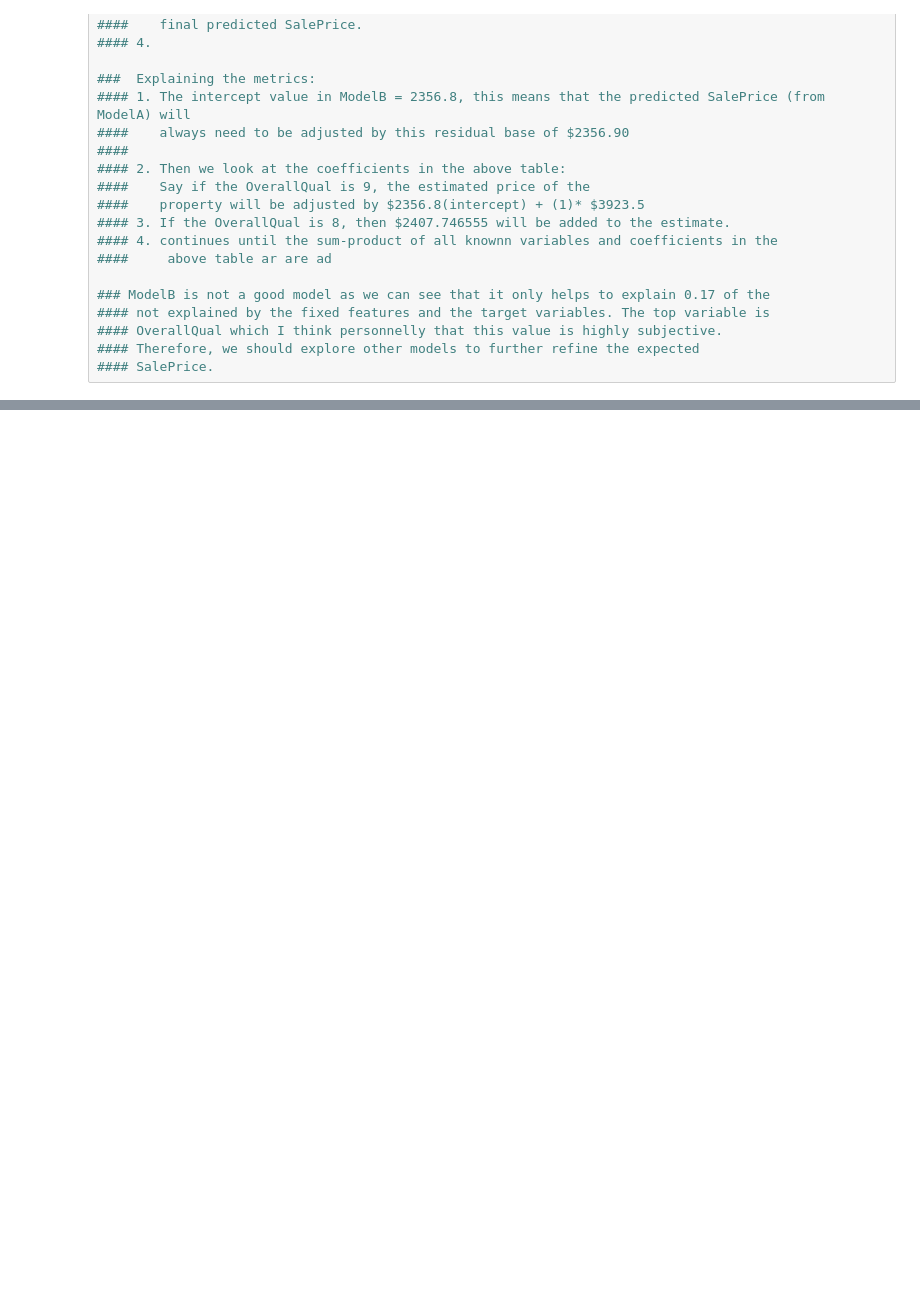
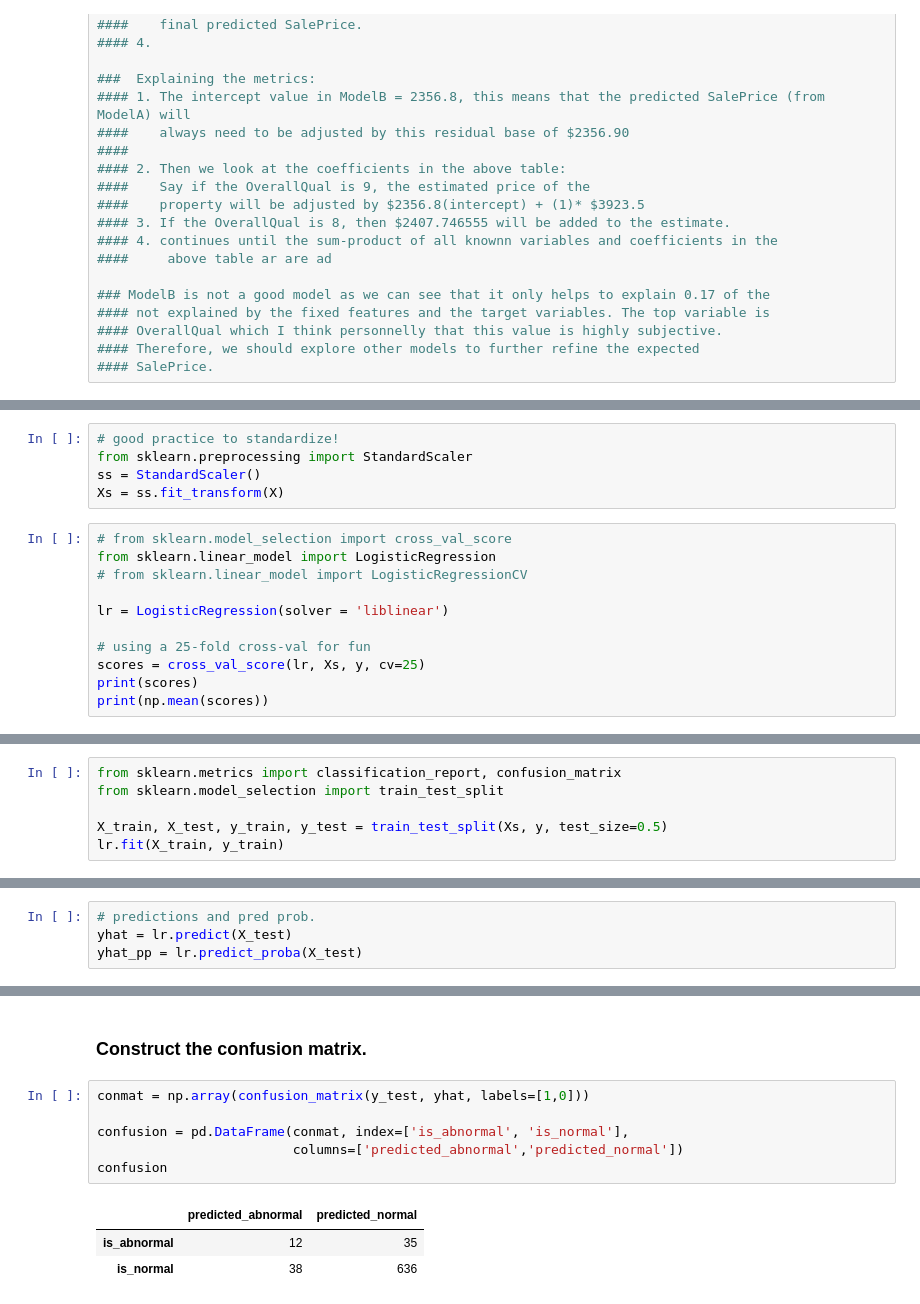
Before and after one commit to sktan2018/DSI-Projects, a Jupyter notebook: project-3/project-03-starter.ipynb, the cells around one changed output, grey strips where cells are left out. Cells and saved outputs as stored; diff of their text form; blank space fills up the shorter version.

```diff
--- a/project-3/project-03-starter.ipynb
+++ b/project-3/project-03-starter.ipynb
@@ -1440,0 +1967,16 @@ Be sure to indicate which features are predictive (if any) and whether they are
+# %%
+# good practice to standardize!
+from sklearn.preprocessing import StandardScaler
+ss = StandardScaler()
+Xs = ss.fit_transform(X)
+# %%
+# from sklearn.model_selection import cross_val_score
+from sklearn.linear_model import LogisticRegression
+# from sklearn.linear_model import LogisticRegressionCV
+
+lr = LogisticRegression(solver = 'liblinear')
+
+# using a 25-fold cross-val for fun
+scores = cross_val_score(lr, Xs, y, cv=25)
+print(scores)
+print(np.mean(scores))
@@ -1440,0 +1995,6 @@ Be sure to indicate which features are predictive (if any) and whether they are
+# %%
+from sklearn.metrics import classification_report, confusion_matrix
+from sklearn.model_selection import train_test_split
+
+X_train, X_test, y_train, y_test = train_test_split(Xs, y, test_size=0.5)
+lr.fit(X_train, y_train)
@@ -1440,0 +2006,4 @@ Be sure to indicate which features are predictive (if any) and whether they are
+# %%
+# predictions and pred prob.
+yhat = lr.predict(X_test)
+yhat_pp = lr.predict_proba(X_test)
@@ -1440,0 +2020,12 @@ Be sure to indicate which features are predictive (if any) and whether they are
+# %% [markdown]
+### Construct the confusion matrix.
+# %%
+conmat = np.array(confusion_matrix(y_test, yhat, labels=[1,0]))
+
+confusion = pd.DataFrame(conmat, index=['is_abnormal', 'is_normal'],
+                         columns=['predicted_abnormal','predicted_normal'])
+confusion
+# %% [output]
+|  | predicted_abnormal | predicted_normal |
+| is_abnormal | 12 | 35 |
+| is_normal | 38 | 636 |
```
Also changed, not shown: parts of 108 cells of this notebook.
